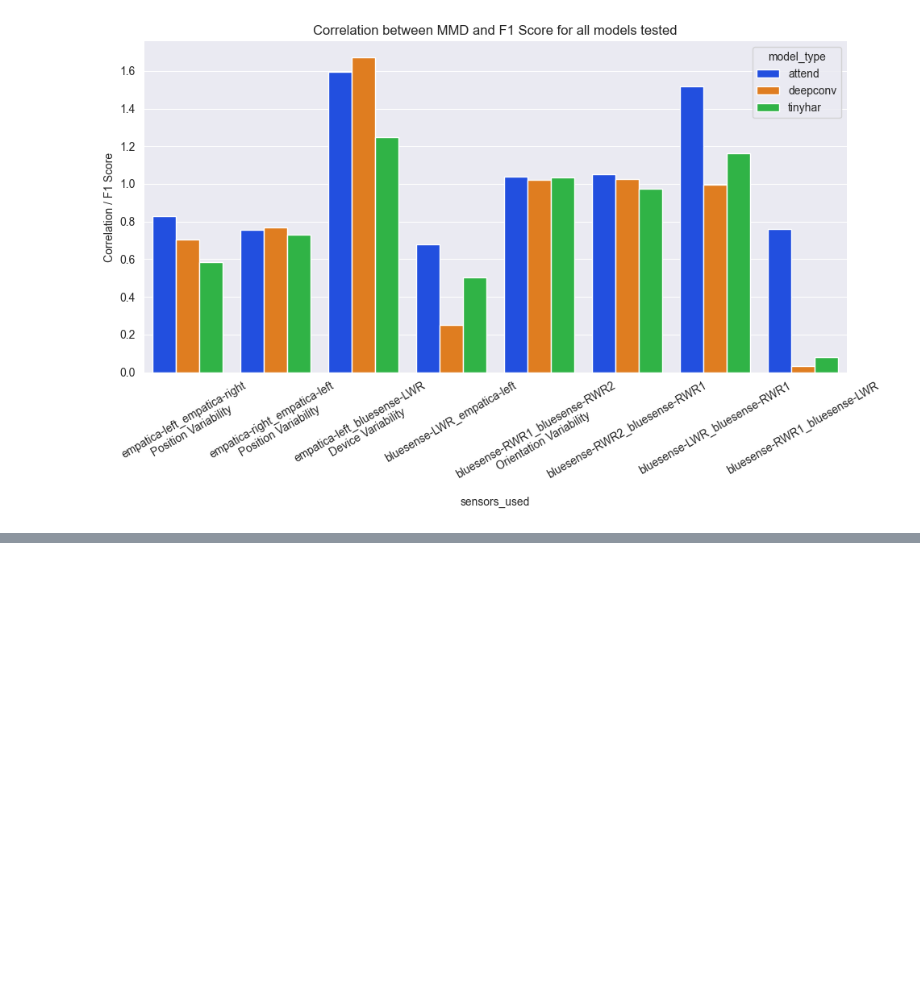
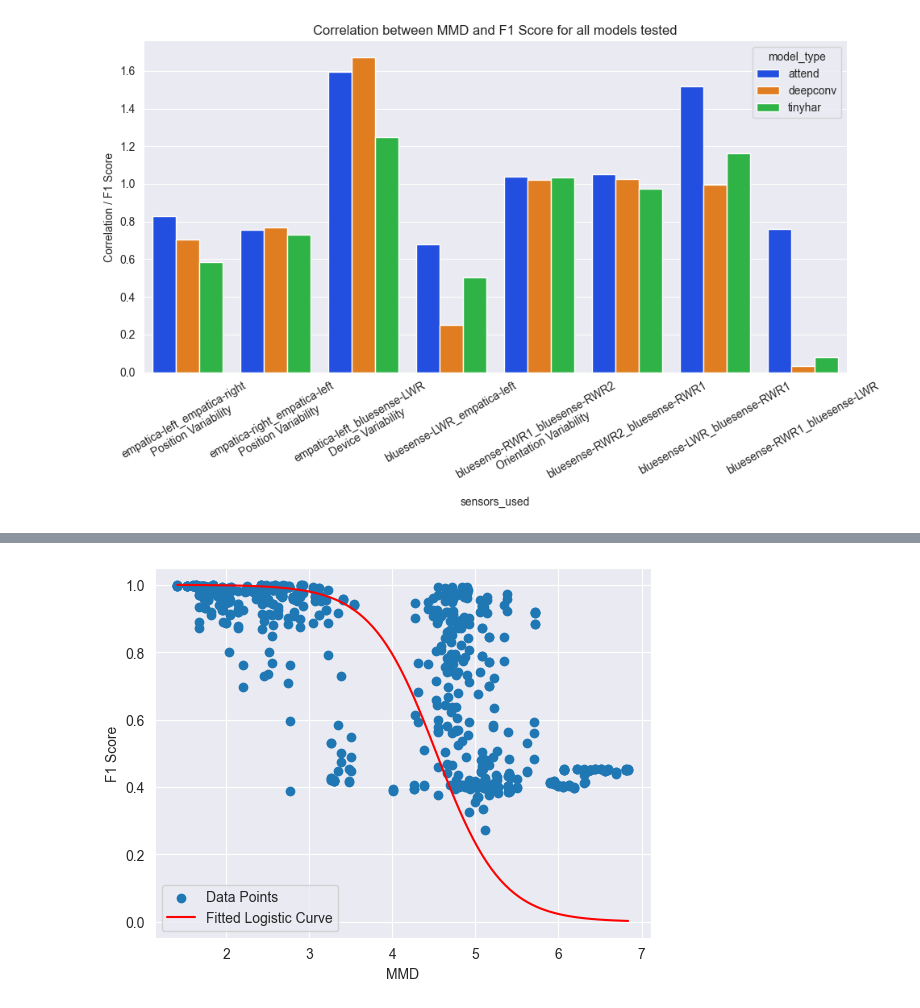
Before and after one commit to Gr33nMayhem/PERCOM_Variability_Research, a Jupyter notebook: notebooks/results_notebook/graph_creation_with_mmd.ipynb, the cells around one changed output, grey strips where cells are left out. Saved outputs shown, nothing was run; the diff lists cells and outputs as text; code cells hidden in the pictures; blank space fills up the shorter version.

```diff
--- a/notebooks/results_notebook/graph_creation_with_mmd.ipynb
+++ b/notebooks/results_notebook/graph_creation_with_mmd.ipynb
@@ -595,0 +936,20 @@ Text(0.5, 1.0, 'Correlation between MMD and F1 Score for all models tested')
+# %%
+L, x0, k = [0.99, 4.53182936, -2.5394542]
+# Generate fitted curve data
+x_fit = np.linspace(min(x_data), max(x_data), 100)
+y_fit = logistic_function(x_fit, x0, k)
+
+# # convert y_fit and y_data to be between all_data['f1'].max and all_data['f1'].min
+# y_fit = y_fit * (max(all_data['f1']) - min(all_data['f1'])) + min(all_data['f1'])
+# y_data = y_data * (max(all_data['f1']) - min(all_data['f1'])) + min(all_data['f1'])
+
+
+# Plot the data points and the fitted curve
+plt.scatter(x_data, y_data, label='Data Points')
+plt.plot(x_fit, y_fit, color='red', label='Fitted Logistic Curve')
+plt.xlabel('MMD')
+plt.ylabel('F1 Score')
+plt.legend()
+plt.show()
+# %% [output]
+[figure, added]
```
Also changed, not shown: parts of 29 cells of this notebook, 4 other files.
